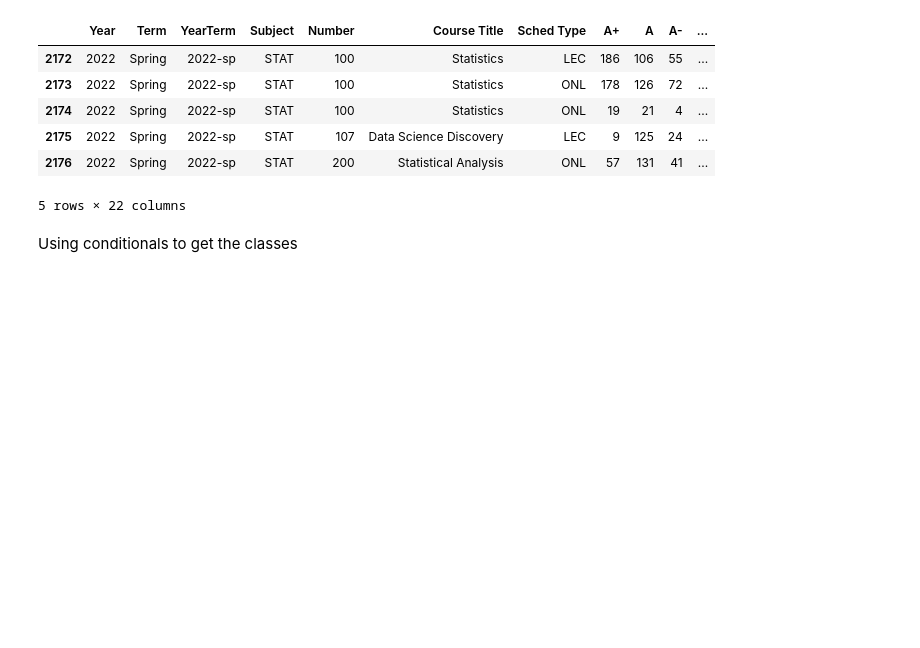
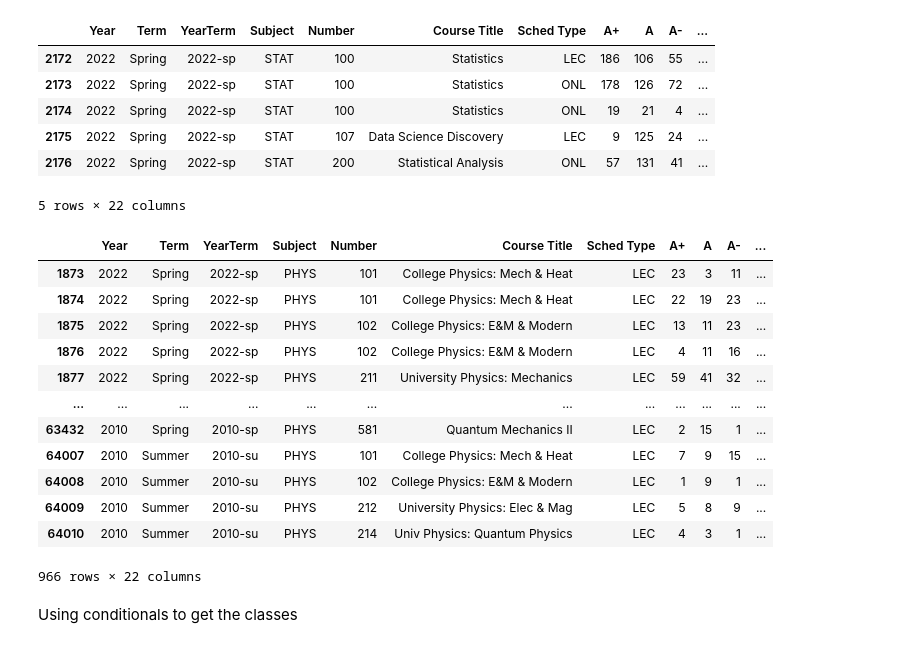
Before and after one commit to CS196Illinois/Group3-SP23, a Jupyter notebook: notebook.ipynb, the cells around one changed output. Cells and saved outputs as stored; diff of their text form; code cells hidden in the pictures; blank space fills up the shorter version.

```diff
--- a/notebook.ipynb
+++ b/notebook.ipynb
@@ -111,6 +111,21 @@ data[data['Subject'] == 'STAT'].head()
 5 rows × 22 columns
 # %%
 # Your turn! Try to get all classes in your major. If your major was already chosen, get another major's classes!
+data[data['Subject'] == 'PHYS']
+# %% [output]
+|  | Year | Term | YearTerm | Subject | Number | Course Title | Sched Type | A+ | A | A- | ... |
+| 1873 | 2022 | Spring | 2022-sp | PHYS | 101 | College Physics: Mech & Heat | LEC | 23 | 3 | 11 | ... |
+| 1874 | 2022 | Spring | 2022-sp | PHYS | 101 | College Physics: Mech & Heat | LEC | 22 | 19 | 23 | ... |
+| 1875 | 2022 | Spring | 2022-sp | PHYS | 102 | College Physics: E&M & Modern | LEC | 13 | 11 | 23 | ... |
+| 1876 | 2022 | Spring | 2022-sp | PHYS | 102 | College Physics: E&M & Modern | LEC | 4 | 11 | 16 | ... |
+| 1877 | 2022 | Spring | 2022-sp | PHYS | 211 | University Physics: Mechanics | LEC | 59 | 41 | 32 | ... |
+| ... | ... | ... | ... | ... | ... | ... | ... | ... | ... | ... | ... |
+| 63432 | 2010 | Spring | 2010-sp | PHYS | 581 | Quantum Mechanics II | LEC | 2 | 15 | 1 | ... |
+| 64007 | 2010 | Summer | 2010-su | PHYS | 101 | College Physics: Mech & Heat | LEC | 7 | 9 | 15 | ... |
+| 64008 | 2010 | Summer | 2010-su | PHYS | 102 | College Physics: E&M & Modern | LEC | 1 | 9 | 1 | ... |
+| 64009 | 2010 | Summer | 2010-su | PHYS | 212 | University Physics: Elec & Mag | LEC | 5 | 8 | 9 | ... |
+| 64010 | 2010 | Summer | 2010-su | PHYS | 214 | Univ Physics: Quantum Physics | LEC | 4 | 3 | 1 | ... |
+966 rows × 22 columns
 # %% [markdown]
 Using conditionals to get the classes
 # %%
```
Also changed, not shown: parts of 3 cells of this notebook, 1 other file.
